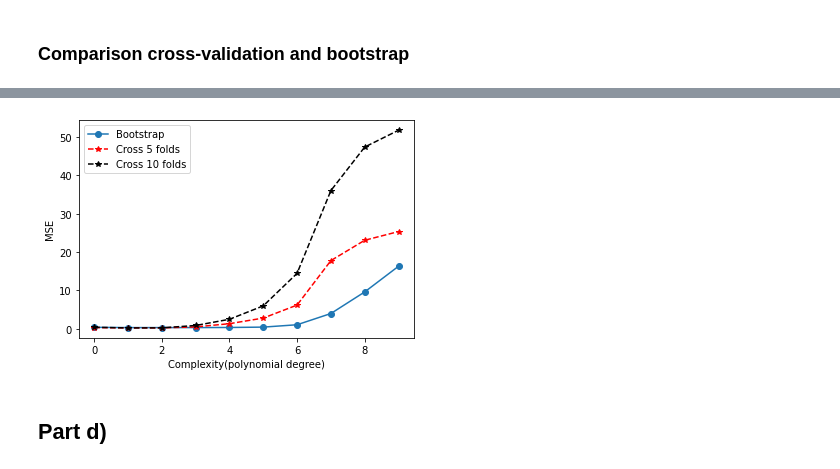
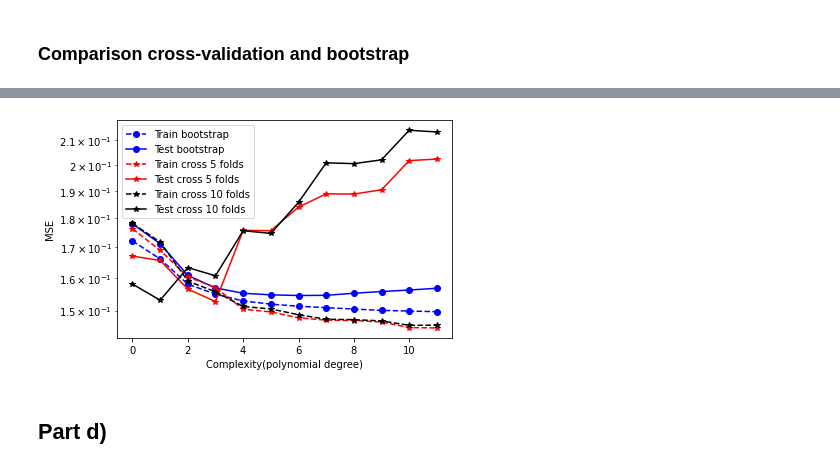
Before and after one commit to engyssimo/MLProjectNucphys, a Jupyter notebook: Project1/Project1.ipynb, the cells around one changed output, grey strips where cells are left out. Cells and saved outputs as stored; diff of their text form; code cells hidden in the pictures.

```diff
--- a/Project1/Project1.ipynb
+++ b/Project1/Project1.ipynb
@@ -277,7 +252,7 @@ def bootstrap_OLS(X_train, X_test, z_train, z_test, n_bootstrap):
 ### Check of central limit theorem
 # %%
 #number of resamplings
-n_bootstrap = 3000
+n_bootstrap = 500
 
 
 deg = 5
@@ -337,6 +287,6 @@ z = FrankeFunction(X0[:,1],X0[:,2]) + noise
 # %%
 #maximum degree of polynomial
-maxdegree = 8
+maxdegree = 15
 
 #number of bootstrap resamplings
 n_bs = 150
@@ -375,8 +325,8 @@ for degree in range(maxdegree):
 
 
 #plot the results
-plt.plot(polydegree, error, label='Error')
-plt.plot(polydegree, bias, label='bias')
+#plt.plot(polydegree, error, label='Error')
+#plt.plot(polydegree, bias, label='bias')
 plt.plot(polydegree, variance, label='Variance')
 plt.xlabel('Complexity(polynomial degree)')
 
@@ -402,7 +364,8 @@ plt.show()
 ### Cross validation function
 # %%
 def cross_validation_OLS(k_folds, X,z):
-    MSE = []
+    MSE_test = []
+    MSE_train = []
     kfold = KFold(n_splits = k_folds)
     for train_inds, test_inds in kfold.split(X):
         X_train = X[train_inds]
@@ -413,23 +376,27 @@ def cross_validation_OLS(k_folds, X,z):
 
         z_train_tilde_ols , z_test_tilde_ols = OLS(X_train, X_test, z_train, z_test)
 
-        MSE.append(mean_squared_error(z_test, z_test_tilde_ols))
+        MSE_test.append(mean_squared_error(z_test, z_test_tilde_ols))
+        MSE_train.append(mean_squared_error(z_train, z_train_tilde_ols))
 
-        return (np.mean(MSE))
+        return np.mean(MSE_train),np.mean(MSE_test)
 # %% [markdown]
 ### Division in k-folds
 # %%
-k_folds = range(5,13)
-MSE_cross = np.zeros(len(k_folds))
+k_folds = range(3,20)
+MSE_cross0 = np.zeros(len(k_folds))
+MSE_cross1 = np.zeros(len(k_folds))
 
-maxdegree = 6
+maxdegree = 5
 X = create_X(x,y,maxdegree)
 
 for i in range(len(k_folds)):
-    MSE_cross[i]=cross_validation_OLS(k_folds[i],X,z)
+    MSE_cross0[i]=cross_validation_OLS(k_folds[i],X,z)[0]
+    MSE_cross1[i]=cross_validation_OLS(k_folds[i],X,z)[1]
 
 plt.figure()
-plt.plot(k_folds,MSE_cross,"o-",c="r",label="Cross validation")
+plt.plot(k_folds,MSE_cross0,"o-",c="b",label="Cross validation train")
+plt.plot(k_folds,MSE_cross1,"o-",c="r",label="Cross validation test")
 plt.xlabel('Number of folds')
 plt.ylabel('MSE')
 plt.legend()
@@ -489,14 +445,19 @@ for degree in range(maxdegree):
 # %%
 plt.figure()
-plt.plot(range(maxdegree),MSE_test_boot,"o-",label = 'Bootstrap')
-plt.plot(range(maxdegree),MSE_cross[:,0],"r*--", label ='Cross 5 folds' )
-plt.plot(range(maxdegree),MSE_cross[:,1],"k*--", label = 'Cross 10 folds' )
+plt.plot(range(maxdegree),MSE_train_boot,"o--b",label = 'Train bootstrap')
+plt.plot(range(maxdegree),MSE_test_boot,"o-b",label = 'Test bootstrap')
+plt.plot(range(maxdegree),MSE_train_cross[:,0],"r*--", label ='Train cross 5 folds' )
+plt.plot(range(maxdegree),MSE_test_cross[:,0],"r*-", label ='Test cross 5 folds' )
+plt.plot(range(maxdegree),MSE_train_cross[:,1],"k*--", label = 'Train cross 10 folds' )
+plt.plot(range(maxdegree),MSE_test_cross[:,1],"k*-", label = 'Test cross 10 folds' )
 plt.xlabel('Complexity(polynomial degree)')
+
 plt.ylabel('MSE')
+plt.yscale("log")
 plt.legend()
 plt.show()
 # %% [output]
-[figure, old version]
+[figure, new version]
 # %% [markdown]
 ## Part d)
 # %% [markdown]
```
Also changed, not shown: parts of 12 cells of this notebook, 1 other file.
